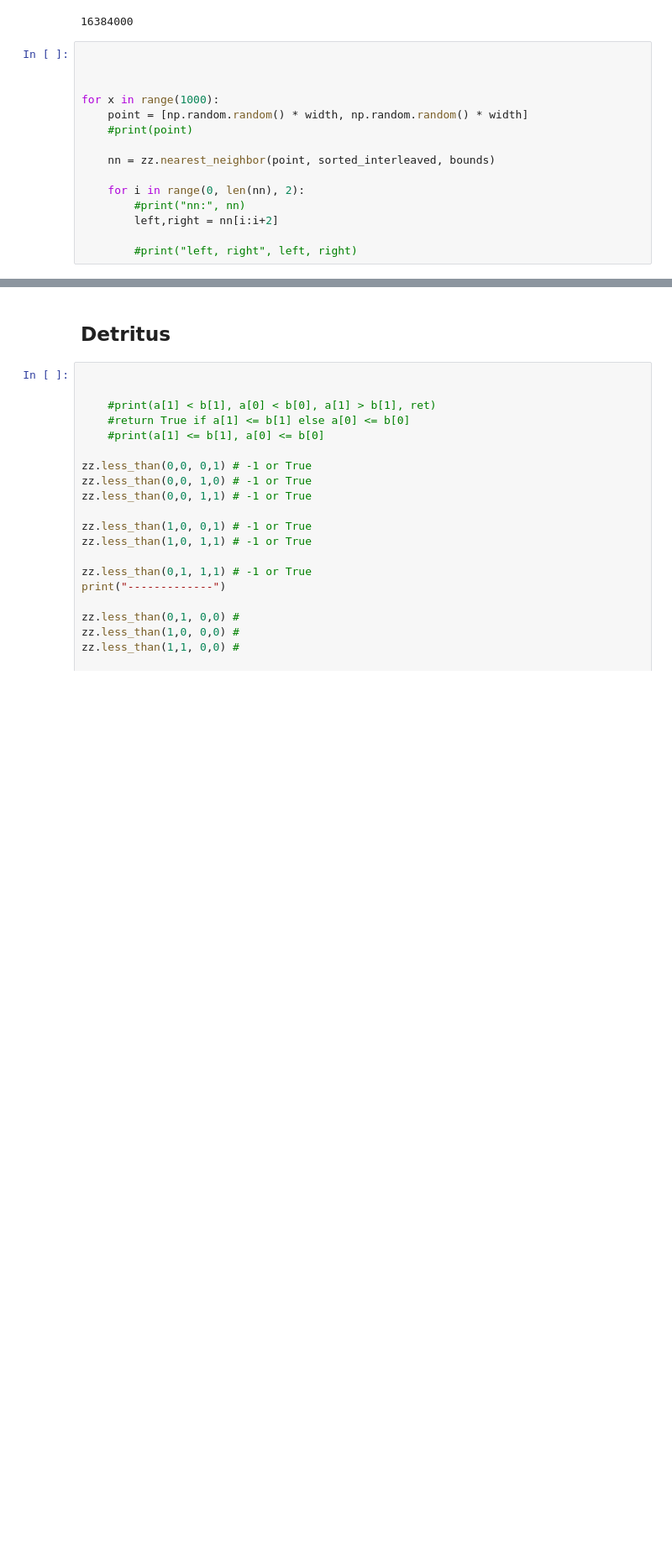
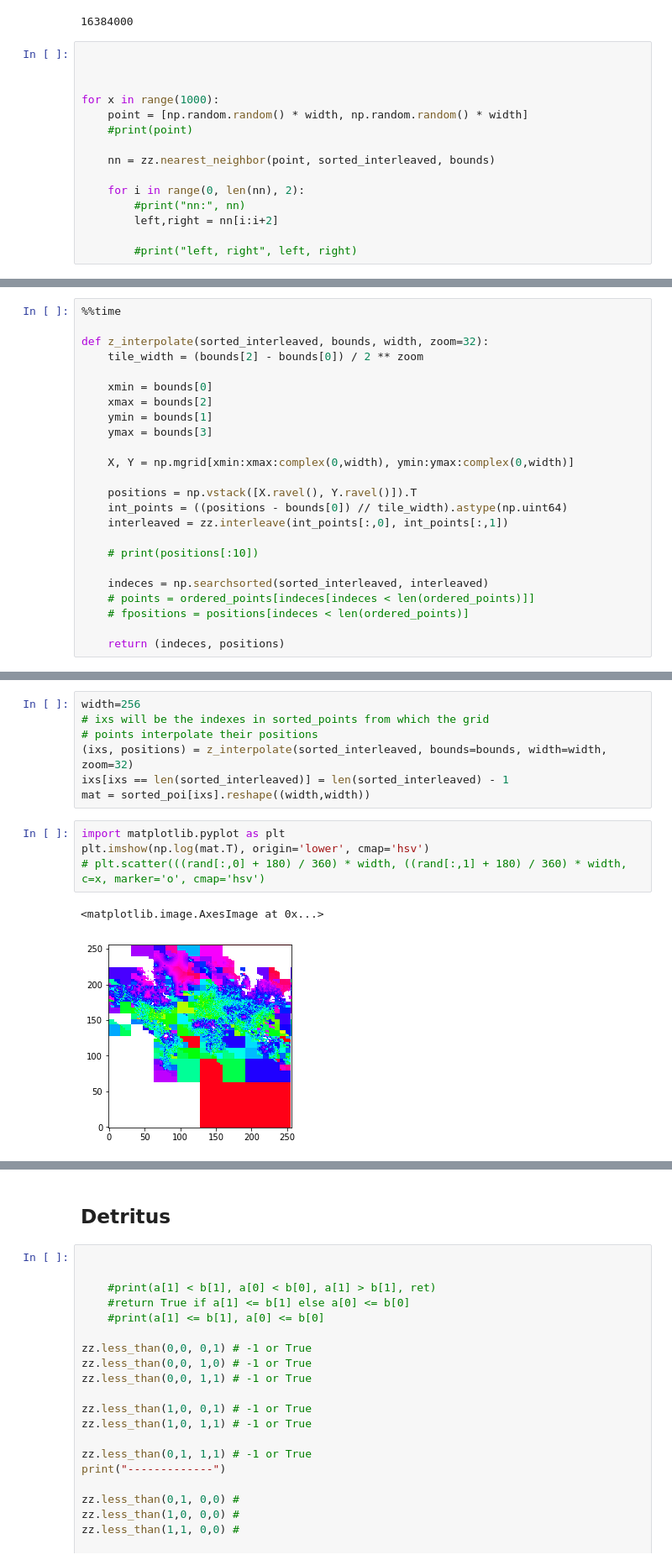
Before and after one commit to pkerpedjiev/z-index-range-selections, a Jupyter notebook: notebooks/Z-Index based range selection.ipynb, the cells around one changed output, grey strips where cells are left out. Shown at 84% size. Saved outputs shown, nothing was run; the diff lists cells and outputs as text; blank space fills up the shorter version.

Commit message:
Working version of z-index-based interpolation with residual filtering

```diff
--- a/notebooks/Z-Index based range selection.ipynb
+++ b/notebooks/Z-Index based range selection.ipynb
@@ -346,0 +363,24 @@ for x in range(1000):
+# %%
+%%time
+
+def z_interpolate(sorted_interleaved, bounds, width, zoom=32):
+    tile_width = (bounds[2] - bounds[0]) / 2 ** zoom
+
+    xmin = bounds[0]
+    xmax = bounds[2]
+    ymin = bounds[1]
+    ymax = bounds[3]
+
+    X, Y = np.mgrid[xmin:xmax:complex(0,width), ymin:ymax:complex(0,width)]
+
+    positions = np.vstack([X.ravel(), Y.ravel()]).T
+    int_points = ((positions - bounds[0]) // tile_width).astype(np.uint64)
+    interleaved = zz.interleave(int_points[:,0], int_points[:,1])
+
+    # print(positions[:10])
+
+    indeces = np.searchsorted(sorted_interleaved, interleaved)
+    # points = ordered_points[indeces[indeces < len(ordered_points)]]
+    # fpositions = positions[indeces < len(ordered_points)]
+
+    return (indeces, positions)
@@ -346,0 +390,14 @@ for x in range(1000):
+# %%
+width=256
+# ixs will be the indexes in sorted_points from which the grid
+# points interpolate their positions
+(ixs, positions) = z_interpolate(sorted_interleaved, bounds=bounds, width=width, zoom=32)
+ixs[ixs == len(sorted_interleaved)] = len(sorted_interleaved) - 1
+mat = sorted_poi[ixs].reshape((width,width))
+# %%
+import matplotlib.pyplot as plt
+plt.imshow(np.log(mat.T), origin='lower', cmap='hsv')
+# plt.scatter(((rand[:,0] + 180) / 360) * width, ((rand[:,1] + 180) / 360) * width, c=x, marker='o', cmap='hsv')
+# %% [output]
+<matplotlib.image.AxesImage at 0x...>
+[figure, added]
```
Also changed, not shown: parts of 21 cells of this notebook, 1 other file.
